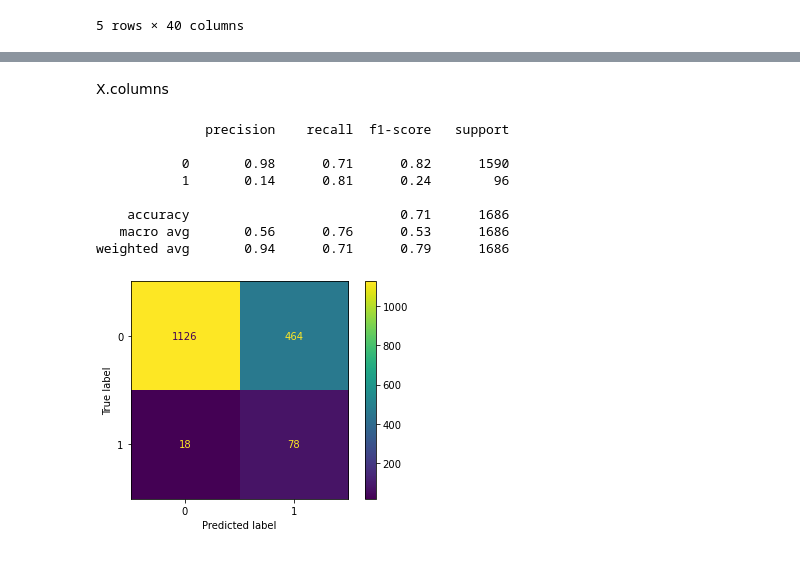
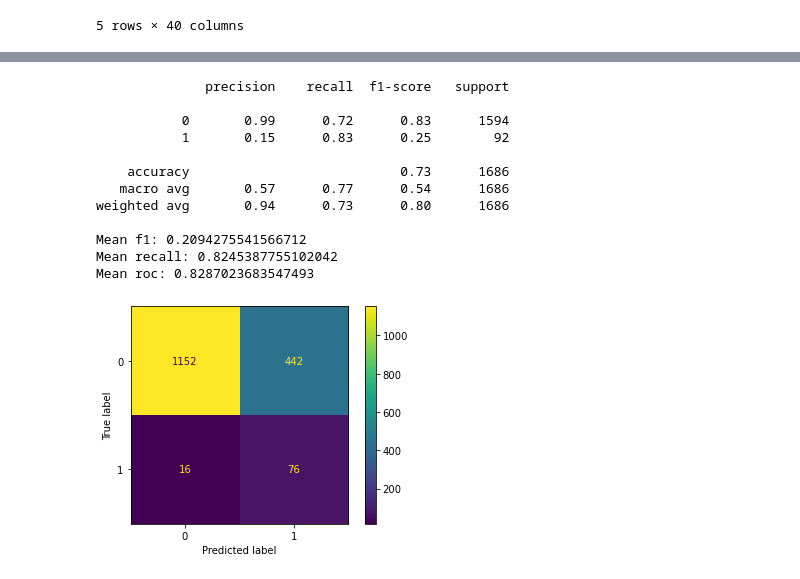
Before and after one commit to AaronNorwood/SIT307GroupAssignment2, a Jupyter notebook: SVM1.ipynb, the cells around one changed output, grey strips where cells are left out. Drawn from its saved outputs; the diff is of its cells as text; code cells hidden in the pictures.

```diff
--- a/SVM1.ipynb
+++ b/SVM1.ipynb
@@ -379,6 +273,0 @@ y_pred = model.predict(X_test)
-# %%
-cv = RepeatedStratifiedKFold(n_splits=5, n_repeats=10, random_state=1)
-
-# scores = cross_val_score(model, X, y, scoring='f1', cv=cv, n_jobs=-1)
-scores = cross_validate(model, X, y, scoring=['f1', 'recall', 'roc_auc'], cv=cv, n_jobs=-1)
-master_scores.append({'NB Selected': (scores['test_f1'].mean(), scores['test_recall'].mean(), scores['test_roc_auc'].mean())})
@@ -441,6 +317,0 @@ y_pred = model.predict(X_test)
-# %%
-cv = RepeatedStratifiedKFold(n_splits=5, n_repeats=10, random_state=1)
-
-# scores = cross_val_score(model, X, y, scoring='f1', cv=cv, n_jobs=-1)
-scores = cross_validate(model, X, y, scoring=['f1', 'recall', 'roc_auc'], cv=cv, n_jobs=-1)
-master_scores.append({'Added MCA': (scores['test_f1'].mean(), scores['test_recall'].mean(), scores['test_roc_auc'].mean())})
@@ -507,2 +317,0 @@ array([-1.22772738e+00, -1.22775155e+00, -1.22771730e+00, -1.22777534e+00,
-# %% [markdown]
-X.columns
@@ -522,6 +317,0 @@ y_pred = model.predict(X_test)
-# %%
-cv = RepeatedStratifiedKFold(n_splits=5, n_repeats=10, random_state=1)
-
-# scores = cross_val_score(model, X, y, scoring='f1', cv=cv, n_jobs=-1)
-scores = cross_validate(model, X, y, scoring=['f1', 'recall', 'roc_auc'], cv=cv, n_jobs=-1)
-master_scores.append({'Age and gender': (scores['test_f1'].mean(), scores['test_recall'].mean(), scores['test_roc_auc'].mean())})
@@ -530,13 +318,16 @@ master_scores.append({'Age and gender': (scores['test_f1'].mean(), scores['test_
-# %%
-plot_confusion_matrix(model, X_test, y_test)
-print(classification_report(y_test, y_pred))
-# %% [output]
-              precision    recall  f1-score   support
-
-           0       0.98      0.71      0.82      1590
-           1       0.14      0.81      0.24        96
-
-    accuracy                           0.71      1686
-   macro avg       0.56      0.76      0.53      1686
-weighted avg       0.94      0.71      0.79      1686
-[figure, removed]
+# %%
+test_feature_set(df_mixed_mca, master_scores, 'Mixed with MCA')
+# %% [output]
+              precision    recall  f1-score   support
+
+           0       0.99      0.72      0.83      1594
+           1       0.15      0.83      0.25        92
+
+    accuracy                           0.73      1686
+   macro avg       0.57      0.77      0.54      1686
+weighted avg       0.94      0.73      0.80      1686
+
+Mean f1: 0.2094275541566712
+Mean recall: 0.8245387755102042
+Mean roc: 0.8287023683547493
+[figure, added]
```
Also changed, not shown: parts of 117 cells of this notebook.
